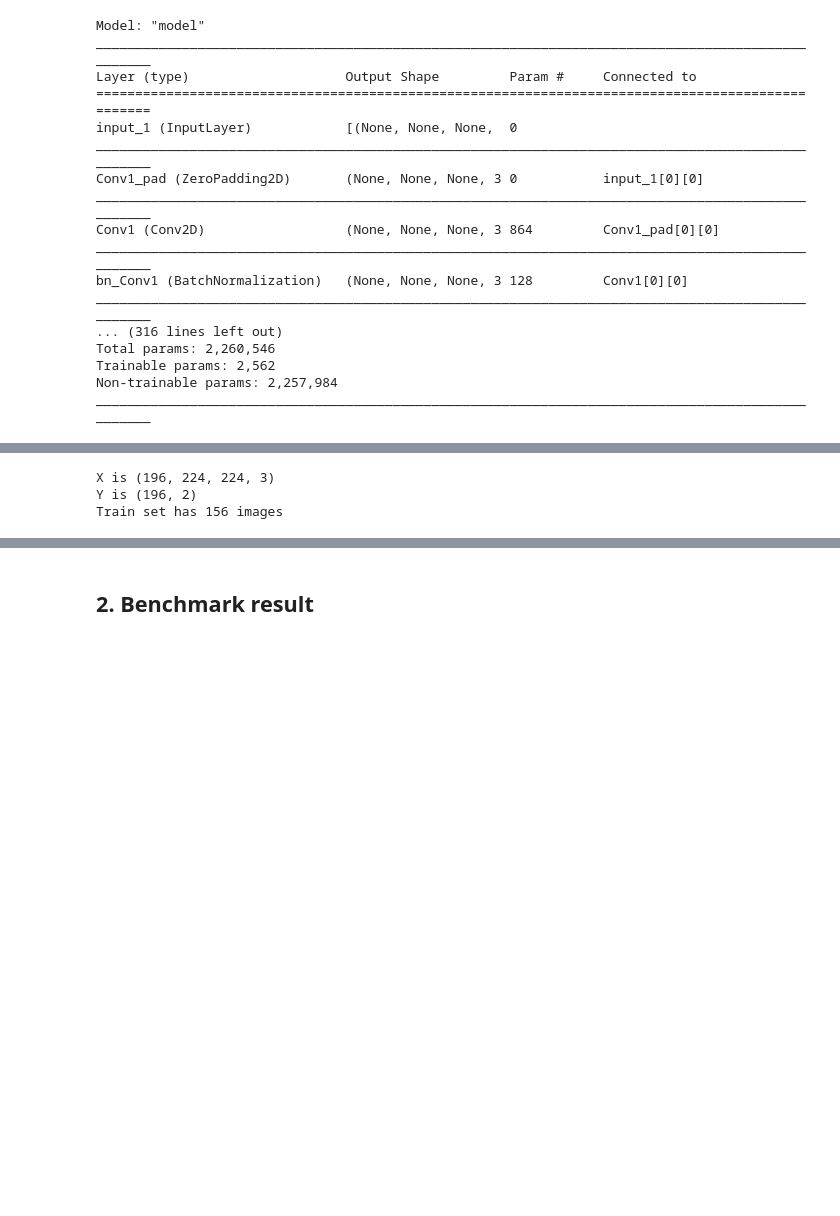
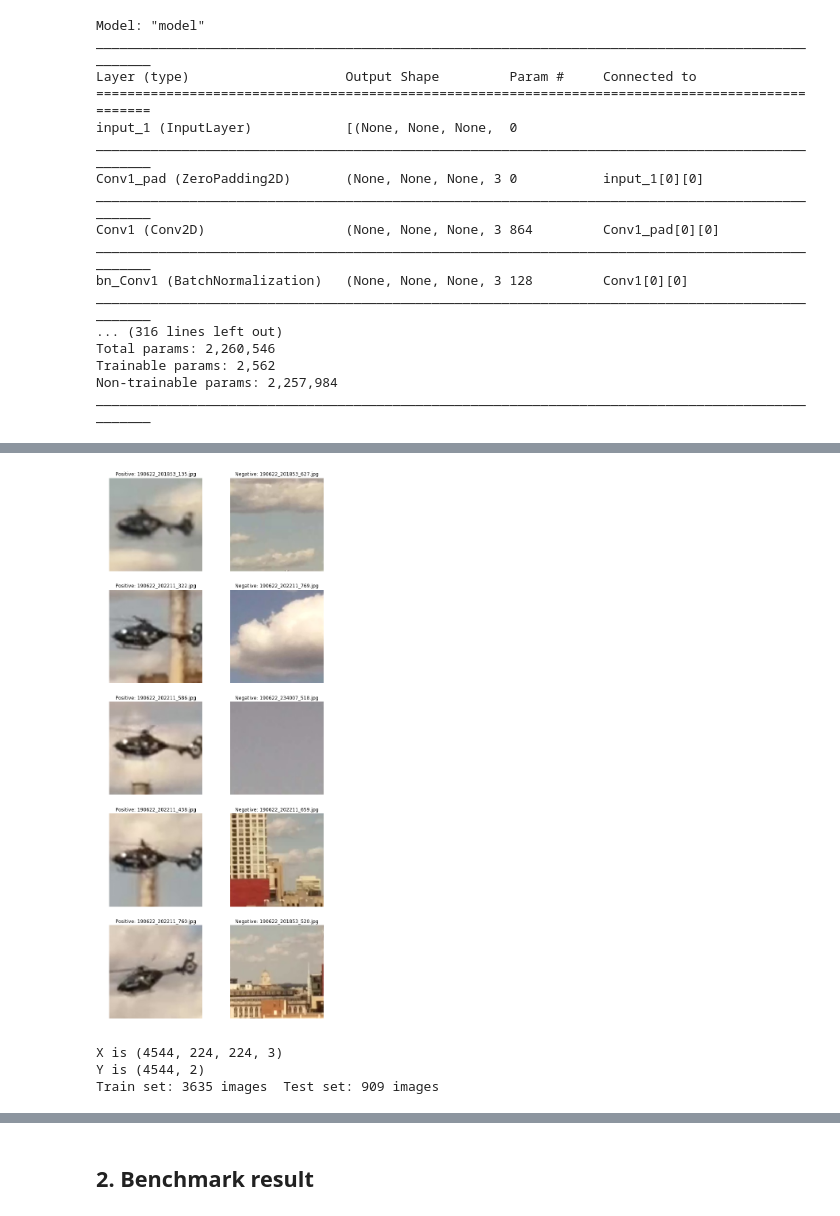
Before and after one commit to AlexBdx/Heli, a Jupyter notebook: 4_CNN/TL - MobileNetV2.ipynb, the cells around one changed output, grey strips where cells are left out. Cells and saved outputs as stored; diff of their text form; code cells hidden in the pictures; blank space fills up the shorter version.

```diff
--- a/4_CNN/TL - MobileNetV2.ipynb
+++ b/4_CNN/TL - MobileNetV2.ipynb
@@ -85,20 +85,29 @@ model.compile(optimizer='adam', loss='binary_crossentropy', metrics=['accuracy']
 # train the model on the new data for a few epochs
 # Depending on how long it takes might need the TPU
 #model.fit_generator(...)
-inputPos = np.array([f for f in glob.glob("../0_Database/Processed/*.png")])
-inputNeg = np.array([f for f in glob.glob("../0_Database/Negatives/190606001/*.JPG")])
+root = '../0_Database/RPi_import/'
+method = 'cropsResizedToNn'
+#folder_name = ['190622_201853', '190622_202211', '190624_200747', '190622_234007']
+folder_name = ['190622_201853', '190622_202211', '190622_234007']
+inputPos = []
+inputNeg = []
+for folder in folder_name:
+    inputPos += [f for f in glob.glob(root+folder+'/'+folder+'_NN_crops/'+method+'/*.jpg')]
+
+for folder in folder_name:
+    inputNeg += [f for f in glob.glob(root+folder+'/'+folder+'_NN_crops/Negatives/*.jpg')]
+
 print("Detected {} positive images".format(len(inputPos)))
 print("Detected {} negative images".format(len(inputNeg)))
 X = []
 Y = []
+print("Loading the positive images...")
 for img in tqdm_notebook(inputPos):
-    X.append(imread(img)[:, :, :3])
+    X.append(imread(img))
     Y.append([1, 0])
 
-for index, img in enumerate(tqdm_notebook(inputNeg)):
-    # Images are random so let's take a random crop for all of them
-    X.append(imread(img)[2000:2224, 2000:2224, :3])
+print("Loading the negative images...")
+for img in tqdm_notebook(inputNeg):
+    X.append(imread(img))
     Y.append([0, 1])
-    if index > 20:
-        break
 # %% [output]
@@ -108,4 +119,18 @@ Detected 105 negative images
 [interactive output not drawn]
+# %%
+n_col = 5
+fig, axes = plt.subplots(n_col, 2, figsize = (10, 5*n_col))
+for i in range(n_col):
+    index_pos = np.random.randint(len(inputPos))
+    index_neg = np.random.randint(len(inputPos), len(inputPos)+len(inputNeg))
+    axes[i, 0].imshow(X[index_pos])
+    axes[i, 0].set_title("Positive: "+inputPos[index_pos].split('/')[-1])
+    axes[i, 0].axis('off')
+    axes[i, 1].imshow(X[index_neg])
+    axes[i, 1].set_title("Negative: "+inputNeg[index_neg-len(inputPos)].split('/')[-1])
+    axes[i, 1].axis('off')
+# %% [output]
+[figure, added]
 # %%
 # Transform the list of np array to a 4D matrix
 X = np.c_[X]
@@ -120,8 +145,8 @@ X_train, X_test, Y_train, Y_test = train_test_split(X, Y, test_size=0.2)
 #trainIndexes = np.random.permutation(round(trainSplit*len(X)))
 #X_train = X[trainIndexes]
 #Y_train = Y[trainIndexes]
-print("Train set has {} images".format(len(X_train)))
+print("Train set: {} images\tTest set: {} images".format(len(X_train), len(X_test)))
 # %% [output]
-X is (196, 224, 224, 3)
-Y is (196, 2)
-Train set has 156 images
+X is (4544, 224, 224, 3)
+Y is (4544, 2)
+Train set: 3635 images  Test set: 909 images
```
Also changed, not shown: parts of 10 cells of this notebook, 7 other files.
